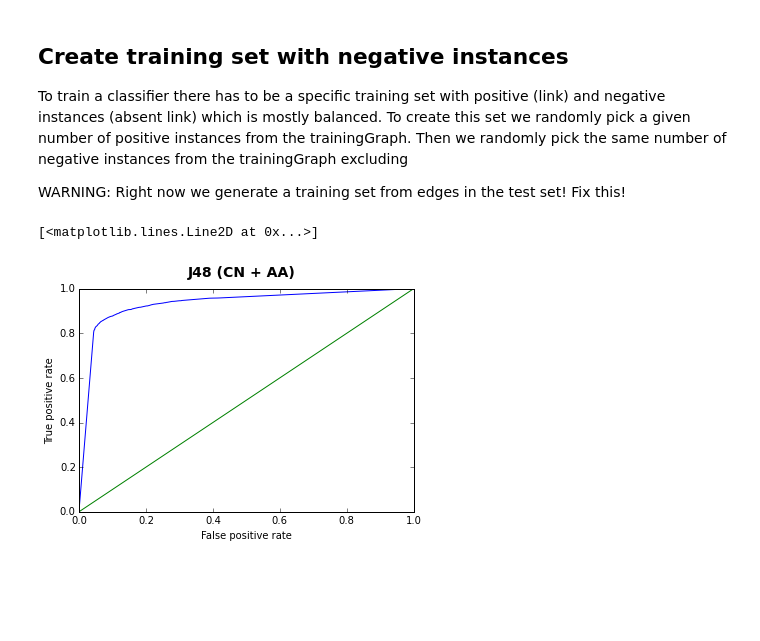
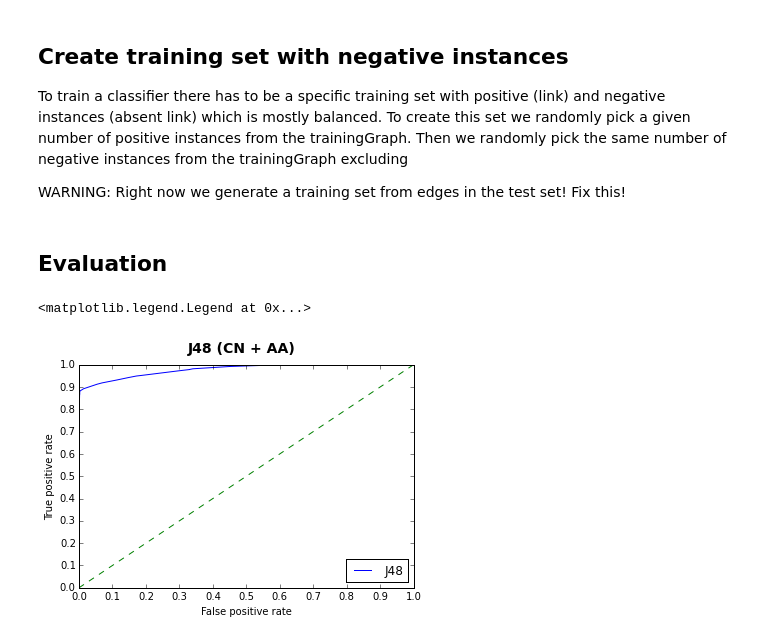
Before and after one commit to kit-parco/networkit-hyperbolic-kd, a Jupyter notebook: Doc/Notebooks/LinkPrediction.ipynb, the cells around one changed output. Saved outputs shown, nothing was run; the diff lists cells and outputs as text; code cells hidden in the pictures; blank space fills up the shorter version.

```diff
--- a/Doc/Notebooks/LinkPrediction.ipynb
+++ b/Doc/Notebooks/LinkPrediction.ipynb
@@ -43,12 +45,14 @@ commonNeighborsIndex = linkprediction.CommonNeighborsIndex(trainingGraph)
 jaccardIndex = linkprediction.JaccardIndex(trainingGraph)
 preferentialAttachmentIndex = linkprediction.PreferentialAttachmentIndex(trainingGraph)
 adamicAdarIndex = linkprediction.AdamicAdarIndex(trainingGraph)
+uDegreeIndex = linkprediction.UDegreeIndex(trainingGraph)
+vDegreeIndex = linkprediction.VDegreeIndex(trainingGraph)
 # %% [markdown]
 # Supervised Link Prediction
 # %% [markdown]
 ## Choose link predictors to use as feature-generators
 # %%
-linkPredictors = (commonNeighborsIndex, jaccardIndex, adamicAdarIndex)
+linkPredictors = (commonNeighborsIndex, preferentialAttachmentIndex, jaccardIndex, adamicAdarIndex, uDegreeIndex, vDegreeIndex)
 # %% [markdown]
 ## Create training set with negative instances
 
@@ -78,0 +64,16 @@ samplesTest = linkprediction.getSamples(nodePairsTest, *linkPredictors)
+# %%
+positiveInstances = trainingGraph.randomEdges(25000)
+negativeInstances = []
+while len(negativeInstances) < 25000:
+    u = trainingGraph.randomNode()
+    v = trainingGraph.randomNode()
+    if (u != v and not (testGraph.hasEdge(u, v) or testGraph.hasEdge(u, v)) and not (trainingGraph.hasEdge(u, v) or trainingGraph.hasEdge(u, v))):
+        negativeInstances.append((u, v))
+allInstances = positiveInstances + negativeInstances
+random.shuffle(allInstances)
+allInstances = np.array(allInstances)
+
+nodePairsTrain = allInstances[:40000]
+nodePairsTest = allInstances[-10000:]
+classesTest = linkprediction.getClasses(nodePairsTest, trainingGraph)
+samplesTest = linkprediction.getSamples(nodePairsTest, *linkPredictors)
@@ -78,0 +86,2 @@ samplesTest = linkprediction.getSamples(nodePairsTest, *linkPredictors)
+# %% [markdown]
+## Evaluation
@@ -79,24 +91,27 @@ samplesTest = linkprediction.getSamples(nodePairsTest, *linkPredictors)
 # %%
-dtc = tree.DecisionTreeClassifier()
-linkprediction.trainClassifier(nodePairsTrain, testGraph, dtc, *linkPredictors)
+dtc = ensemble.AdaBoostClassifier()
+linkprediction.trainClassifier(nodePairsTrain, trainingGraph, dtc, *linkPredictors)
 # %%
 predictionsKNN = dtc.predict_proba(samplesTest)
 isEdgePred = [x[1] for x in predictionsKNN]
 #sum = 0
 #for i in range(0, len(predictionsKNN)):
 #    if predictionsKNN[i] == classesTest[i]:
 #        sum +=1
 #sum
 fpr, tpr, thresholds = metrics.roc_curve(classesTest, isEdgePred)
 plt.suptitle("J48 (CN + AA)", fontsize=14, fontweight="bold")
+plt.xticks([z / 10 for z in range(11)])
+plt.yticks([z / 10 for z in range(11)])
 plt.xlabel("False positive rate")
 plt.ylabel("True positive rate")
 plt.axis([0, 1, 0, 1])
-plt.plot(fpr, tpr)
-plt.plot([0, 1], [0, 1])
+j48, = plt.plot(fpr, tpr, label="J48")
+plt.plot([0, 1], [0, 1], ls='--')
+plt.legend(handles=[j48], loc=4)
 # %% [output]
-[<matplotlib.lines.Line2D at 0x...>]
+<matplotlib.legend.Legend at 0x...>
-[figure, old version]
+[figure, new version]
 # %%
 metrics.roc_auc_score(classesTest, isEdgePred)
 # %% [output]
```
Also changed, not shown: parts of 70 cells of this notebook, 10 other files.
